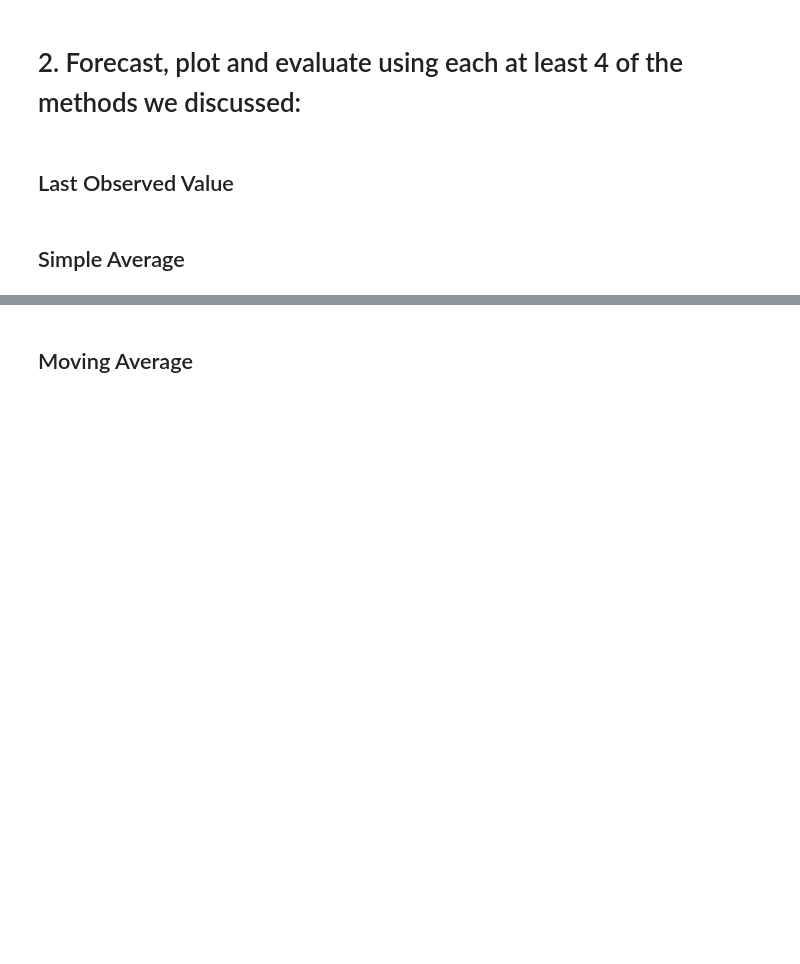
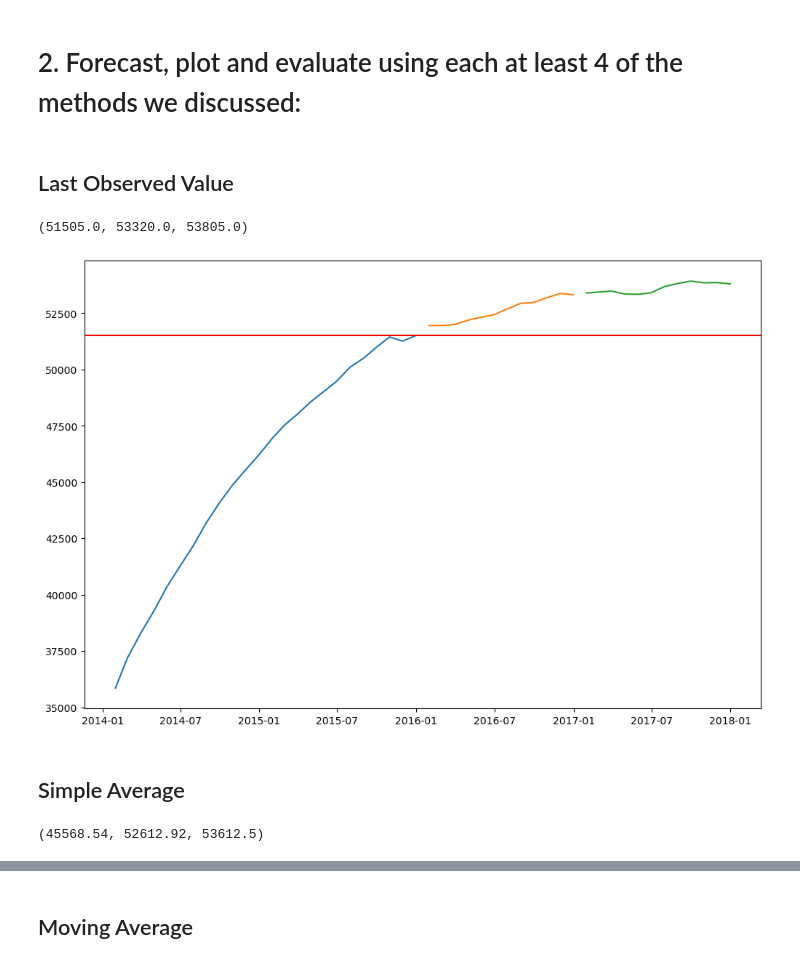
Before and after one commit to Marc-Aradillas/time-series-exercises, a Jupyter notebook: model.ipynb, the cells around one changed output, grey strips where cells are left out. Cells and saved outputs as stored; diff of their text form; code cells hidden in the pictures; blank space fills up the shorter version.

```diff
--- a/model.ipynb
+++ b/model.ipynb
@@ -179,5 +300,30 @@ train.shape, val.shape, test.shape
 # 2. Forecast, plot and evaluate using each at least 4 of the methods we discussed:
 # %% [markdown]
 ##  Last Observed Value
+# %%
+last_observed_train = train.resample('M').amount.sum()[-1]
+last_observed_val = val.resample('M').amount.sum()[-1]
+last_observed_test = test.resample('M').amount.sum()[-1]
+
+last_observed_train, last_observed_val, last_observed_test
+# %% [output]
+(51505.0, 53320.0, 53805.0)
+# %%
+plt.figure(figsize=[12,8])
+plt.plot(month_train)
+plt.plot(month_val)
+plt.plot(month_test)
+plt.axhline(y=last_observed_train, color='r')
+plt.show()
+# %% [output]
+[figure, added]
 # %% [markdown]
 ##  Simple Average
+# %%
+simple_average_train = round(train.resample('M').amount.sum().mean(), 2)
+simple_average_val = round(val.resample('M').amount.sum().mean(), 2)
+simple_average_test = round(test.resample('M').amount.sum().mean(), 2)
+
+simple_average_train, simple_average_val, simple_average_test
+# %% [output]
+(45568.54, 52612.92, 53612.5)
```
Also changed, not shown: parts of 67 cells of this notebook, 1 other file.
